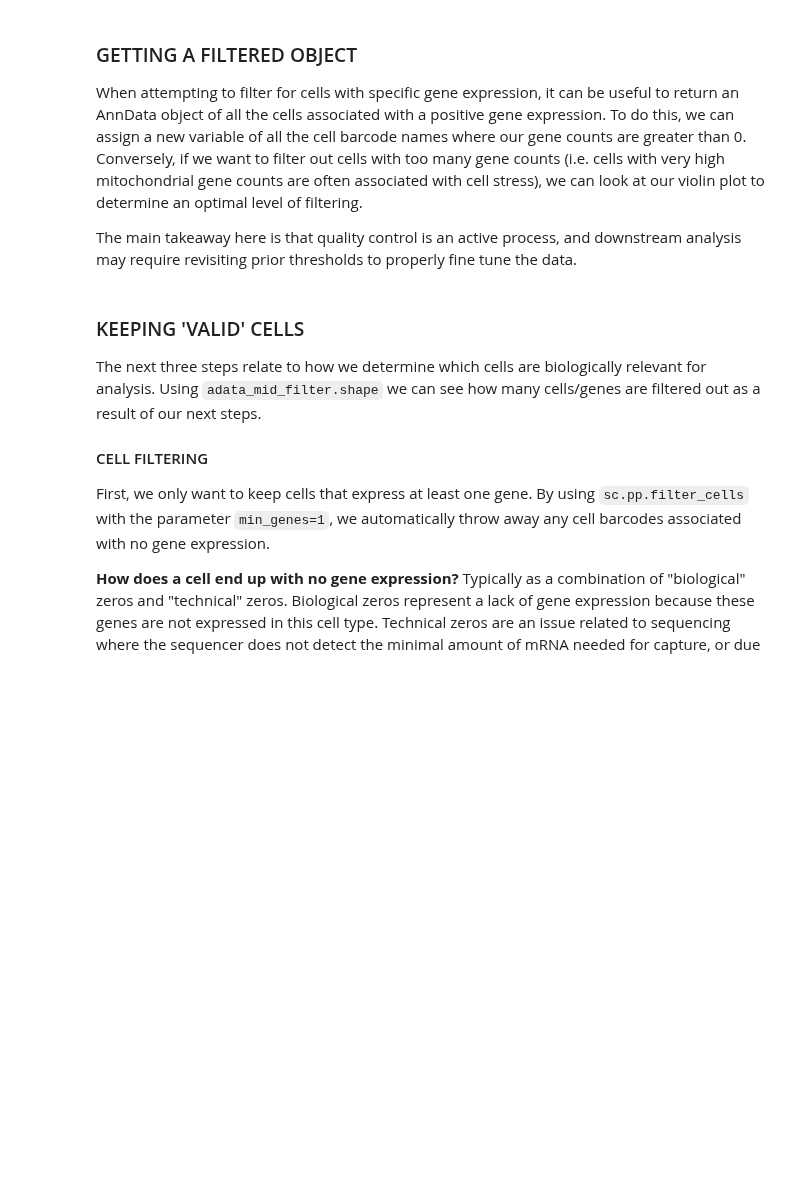
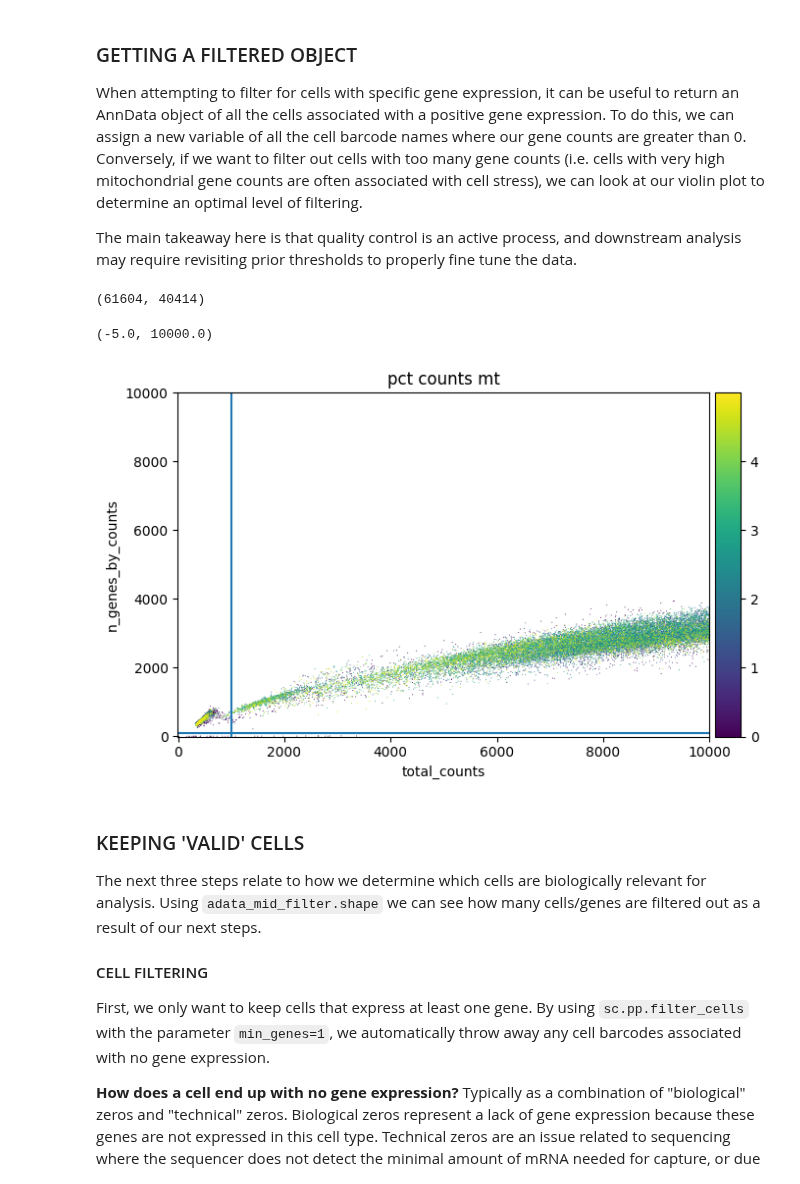
Before and after one commit to hvose-anschutz/viralogue-pipelines, a Jupyter notebook: scRNA-seq-pipeline/scRNA_part1_analysis.ipynb, the cells around one changed output. Drawn from its saved outputs; the diff is of its cells as text; code cells hidden in the pictures; blank space fills up the shorter version.

Commit message:
Adjusted live workflow to assess specific clusters

```diff
--- a/scRNA-seq-pipeline/scRNA_part1_analysis.ipynb
+++ b/scRNA-seq-pipeline/scRNA_part1_analysis.ipynb
@@ -95,6 +104,9 @@ adata.obs.loc[adata.obs["sample"] == "MHVY_Colon_5dpi_3", 'i_type'] = '5DPI'
 
 #Display our AnnData object via observations
 adata.shape
+# %%
+#for pre-filtered SoupX sample files
+adata = sc.read_h5ad("/projects/hvose@xsede.org/adata_filtered_files/soupx_filtered_live_20260604.h5ad")
 # %% [markdown]
 ## PREPROCESSING
 If `adata.obs` was printed, we should see three columns: one with the cell barcodes, one with the **sample** name, and one with the **i_type**.
@@ -151,23 +167,28 @@ adata_mid_filter = adata[adata.obs['pct_counts_mt']<5]
 
 #For context in the next section, we will print the dimensions of our current object.
 adata_mid_filter.shape
+# %% [output]
+(61604, 40414)
 # %%
 del adata
 # %%
 #STEP 4.5: Visualizing the generated QC metrics. Note that if other columns are specified, their specific
 #counts will be labeled as pct_counts_[column name]
 
 # sc.pl.violin(
 #     adata,
 #     ["n_genes_by_counts", "total_counts","pct_counts_mt"],
 #     jitter=0.4,
 #     multi_panel=True,
 # )
 ax = sc.pl.scatter(adata_mid_filter, "total_counts", "n_genes_by_counts",color="pct_counts_mt",show=False)
 ax.axhline(y=100)
-ax.axvline(x=100)
+ax.axvline(x=1000)
 ax.set_xlim(-5,10000)
 ax.set_ylim(-5,10000)
+# %% [output]
+(-5.0, 10000.0)
+[figure, added]
 # %% [markdown]
 ### KEEPING 'VALID' CELLS
 The next three steps relate to how we determine which cells are biologically relevant for analysis. Using `adata_mid_filter.shape` we can see how many cells/genes are filtered out as a result of our next steps.
```
Also changed, not shown: parts of 12 cells of this notebook, 5 other files.
